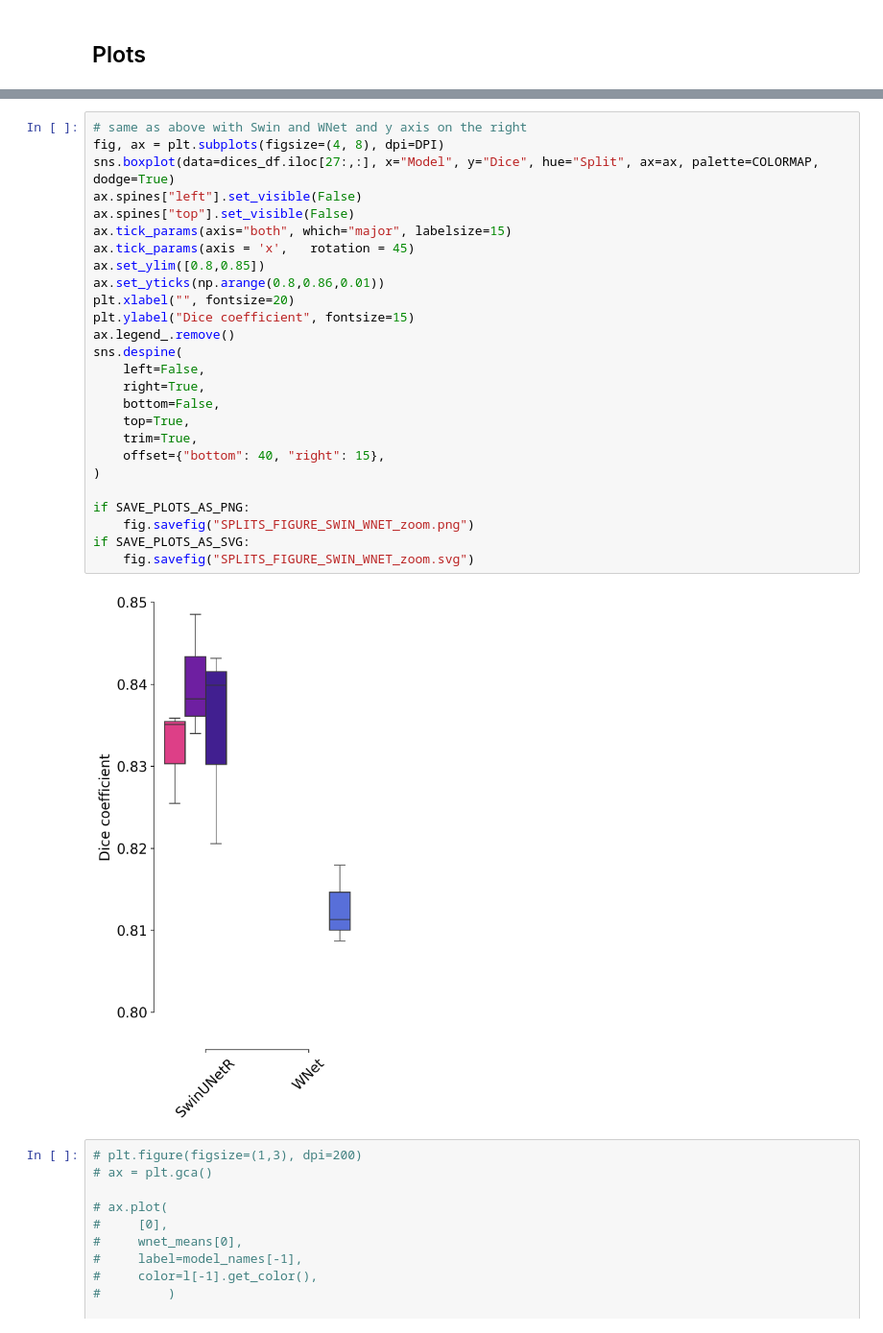
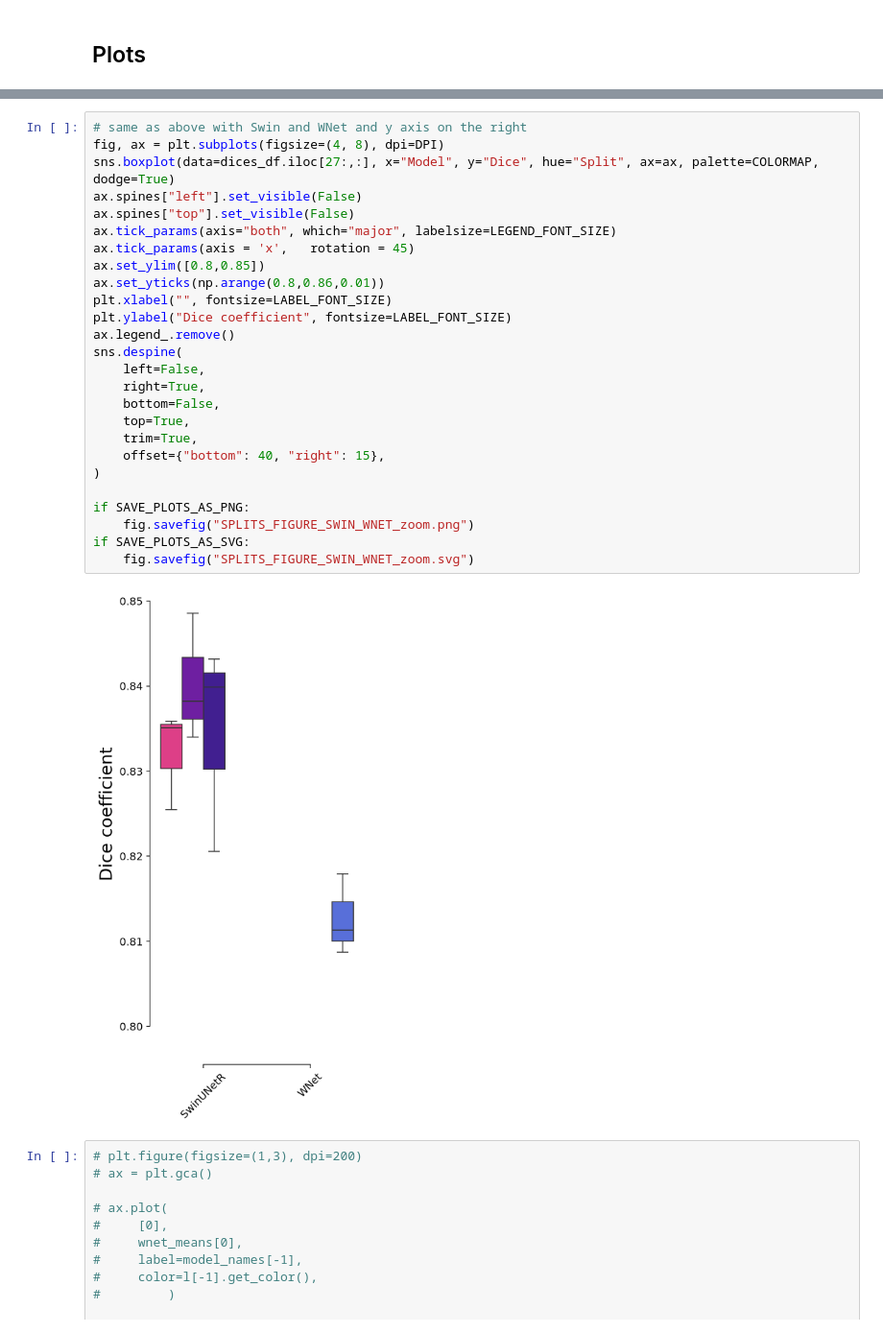
Before and after one commit to C-Achard/cellseg3d-figures, a Jupyter notebook: book/figX-x-splits/splits_benchmark.ipynb, the cells around one changed output, grey strips where cells are left out. Shown at 96% size. Cells and saved outputs as stored; diff of their text form.

```diff
--- a/book/figX-x-splits/splits_benchmark.ipynb
+++ b/book/figX-x-splits/splits_benchmark.ipynb
@@ -379,31 +381,31 @@ if SAVE_PLOTS_AS_SVG:
 # %%
 # same as above with Swin and WNet and y axis on the right
 fig, ax = plt.subplots(figsize=(4, 8), dpi=DPI)
 sns.boxplot(data=dices_df.iloc[27:,:], x="Model", y="Dice", hue="Split", ax=ax, palette=COLORMAP, dodge=True)
 ax.spines["left"].set_visible(False)
 ax.spines["top"].set_visible(False)
-ax.tick_params(axis="both", which="major", labelsize=15)
+ax.tick_params(axis="both", which="major", labelsize=LEGEND_FONT_SIZE)
 ax.tick_params(axis = 'x',   rotation = 45)
 ax.set_ylim([0.8,0.85])
 ax.set_yticks(np.arange(0.8,0.86,0.01))
-plt.xlabel("", fontsize=20)
-plt.ylabel("Dice coefficient", fontsize=15)
+plt.xlabel("", fontsize=LABEL_FONT_SIZE)
+plt.ylabel("Dice coefficient", fontsize=LABEL_FONT_SIZE)
 ax.legend_.remove()
 sns.despine(
     left=False,
     right=True,
     bottom=False,
     top=True,
     trim=True,
     offset={"bottom": 40, "right": 15},
 )
 
 if SAVE_PLOTS_AS_PNG:
     fig.savefig("SPLITS_FIGURE_SWIN_WNET_zoom.png")
 if SAVE_PLOTS_AS_SVG:
     fig.savefig("SPLITS_FIGURE_SWIN_WNET_zoom.svg")
 # %% [output]
-[figure, old version]
+[figure, new version]
 # %%
 # plt.figure(figsize=(1,3), dpi=200)
 # ax = plt.gca()
```
Also changed, not shown: parts of 2 cells of this notebook, 2 other files.
